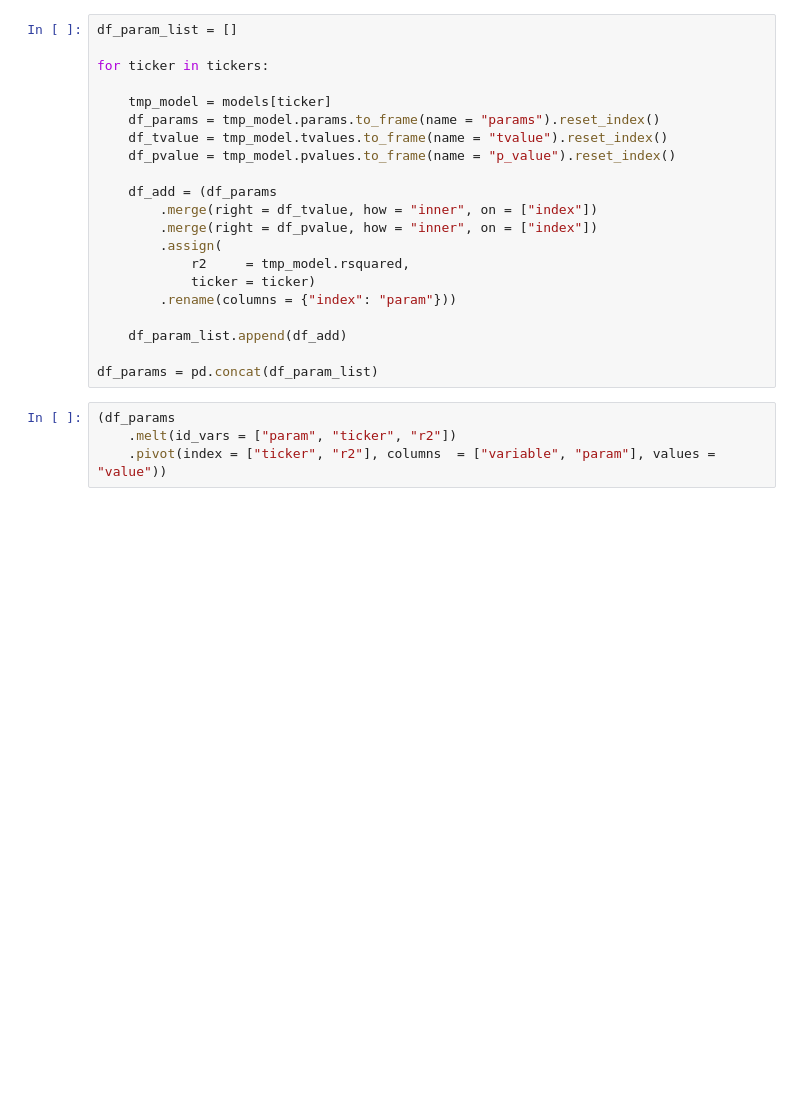
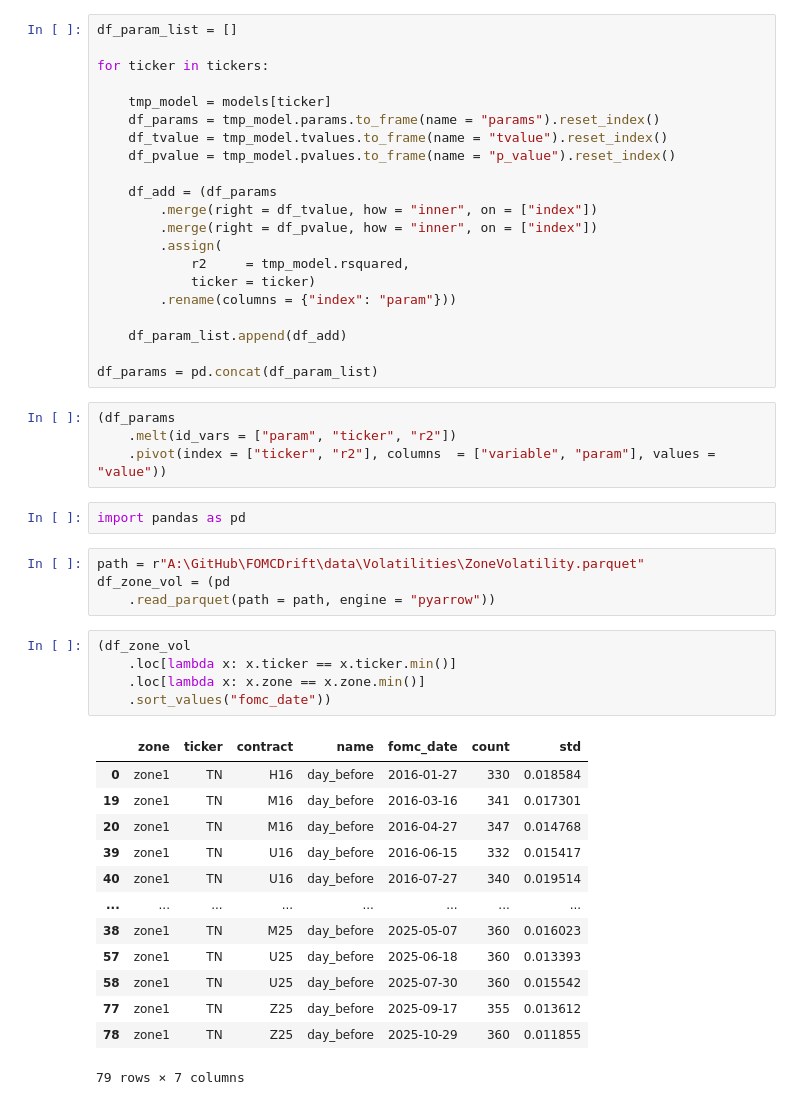
Before and after one commit to diegodalvarez/FOMCDrift, a Jupyter notebook: notebook/2GeneralBacktest.ipynb, the cells around one changed output. Cells and saved outputs as stored; diff of their text form; blank space fills up the shorter version.

```diff
--- a/notebook/2GeneralBacktest.ipynb
+++ b/notebook/2GeneralBacktest.ipynb
@@ -184,3 +184,28 @@ df_params = pd.concat(df_param_list)
 (df_params
     .melt(id_vars = ["param", "ticker", "r2"])
     .pivot(index = ["ticker", "r2"], columns  = ["variable", "param"], values = "value"))
+# %%
+import pandas as pd
+# %%
+path = r"A:\GitHub\FOMCDrift\data\Volatilities\ZoneVolatility.parquet"
+df_zone_vol = (pd
+    .read_parquet(path = path, engine = "pyarrow"))
+# %%
+(df_zone_vol
+    .loc[lambda x: x.ticker == x.ticker.min()]
+    .loc[lambda x: x.zone == x.zone.min()]
+    .sort_values("fomc_date"))
+# %% [output]
+|  | zone | ticker | contract | name | fomc_date | count | std |
+| 0 | zone1 | TN | H16 | day_before | 2016-01-27 | 330 | 0.018584 |
+| 19 | zone1 | TN | M16 | day_before | 2016-03-16 | 341 | 0.017301 |
+| 20 | zone1 | TN | M16 | day_before | 2016-04-27 | 347 | 0.014768 |
+| 39 | zone1 | TN | U16 | day_before | 2016-06-15 | 332 | 0.015417 |
+| 40 | zone1 | TN | U16 | day_before | 2016-07-27 | 340 | 0.019514 |
+| ... | ... | ... | ... | ... | ... | ... | ... |
+| 38 | zone1 | TN | M25 | day_before | 2025-05-07 | 360 | 0.016023 |
+| 57 | zone1 | TN | U25 | day_before | 2025-06-18 | 360 | 0.013393 |
+| 58 | zone1 | TN | U25 | day_before | 2025-07-30 | 360 | 0.015542 |
+| 77 | zone1 | TN | Z25 | day_before | 2025-09-17 | 355 | 0.013612 |
+| 78 | zone1 | TN | Z25 | day_before | 2025-10-29 | 360 | 0.011855 |
+79 rows × 7 columns
```
Also changed, not shown: parts of 5 cells of this notebook, 1 other file.
